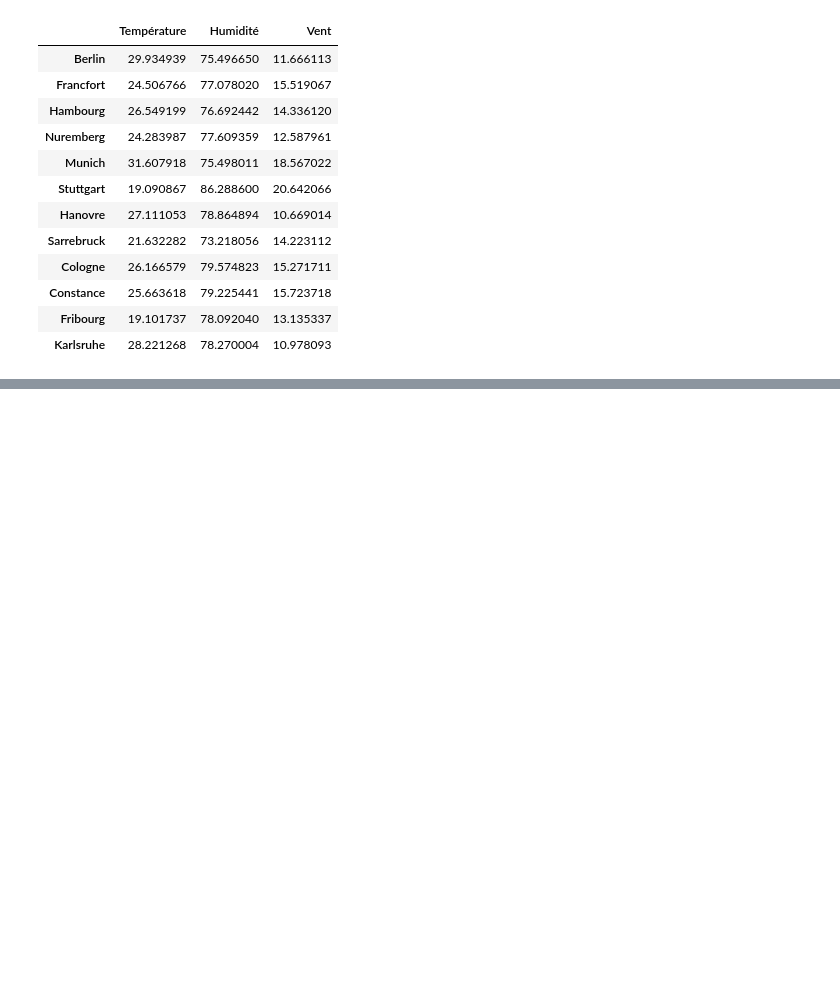
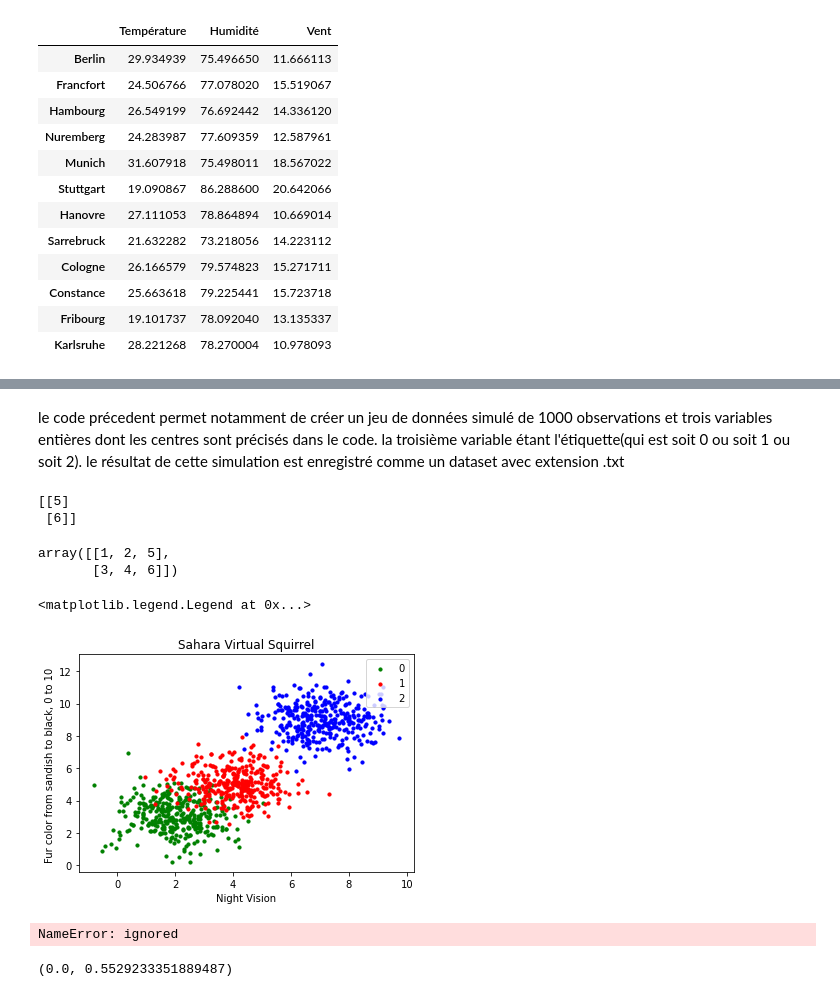
Before and after one commit to BillTanekeu/TP-TPE-INF-3236-Groupe-8, a Jupyter notebook: TP2_Génération_et_Lecture_des_données_avec_Python.ipynb, the cells around one changed output, grey strips where cells are left out. Drawn from its saved outputs; the diff is of its cells as text; code cells hidden in the pictures; blank space fills up the shorter version.

```diff
--- a/TP2_Génération_et_Lecture_des_données_avec_Python.ipynb
+++ b/TP2_Génération_et_Lecture_des_données_avec_Python.ipynb
@@ -67,0 +206,68 @@ df
+# %% [markdown]
+le code précedent permet notamment de créer un jeu de données simulé de 1000 observations et trois variables entières dont les centres sont précisés dans le code. la troisième variable étant l'étiquette(qui est soit 0 ou soit 1 ou soit 2).  le résultat de cette simulation est enregistré comme un dataset avec extension .txt
+# %%
+import numpy as np
+a = np.array( [[1, 2], [3, 4]])
+b = np.array( [5, 6])
+b = b.reshape((b.shape[0], 1))
+print(b)
+x = np.concatenate( (a, b), axis=1)
+x
+# %% [output]
+[[5]
+ [6]]
+array([[1, 2, 5],
+       [3, 4, 6]])
+# %%
+file_data = np.loadtxt("squirrels.txt")
+data = file_data[:,:-1]
+labels = file_data[:,2:]
+labels = labels.reshape((labels.shape[0]))
+import matplotlib.pyplot as plt
+colours = ('green', 'red', 'blue', 'magenta', 'yellow', 'cyan')
+n_classes = 3
+fig, ax = plt.subplots()
+for n_class in range(0, n_classes):
+    ax.scatter(data[labels==n_class, 0], data[labels==n_class,
+1],
+               c=colours[n_class], s=10, label=str(n_class))
+ax.set(xlabel='Night Vision',
+       ylabel='Fur color from sandish to black, 0 to 10 ',
+       title='Sahara Virtual Squirrel')
+ax.legend(loc='upper right')
+# %% [output]
+<matplotlib.legend.Legend at 0x...>
+[figure, added]
+# %%
+from sklearn.model_selection import train_test_split
+data_sets = train_test_split(data,
+labels,
+train_size=0.8,
+test_size=0.2,
+random_state=42
+          # garantees same output for every run
+)
+train_data, test_data, train_labels, test_labels = data_sets
+# import model
+from sklearn.neighbors import KNeighborsClassifier
+# create classifier
+knn = KNeighborsClassifier(n_neighbors=8)
+# train
+knn.fit(train_data, train_labels)
+# test on test data:
+calculated_labels = knn.predict(test_data)
+calculated_label
+# %% [output]
+NameError: ignored
+# %%
+import numpy as np
+import sklearn.datasets as ds
+data, labels = ds.make_moons(n_samples=150,
+shuffle=True,
+noise=0.19,
+random_state=None)
+data += np.array(-np.ndarray.min(data[:,0]),
+-np.ndarray.min(data[:,1]))
+np.ndarray.min(data[:,0]), np.ndarray.min(data[:,1])
+# %% [output]
+(0.0, 0.5529233351889487)
```
Also changed, not shown: parts of 22 cells of this notebook.
